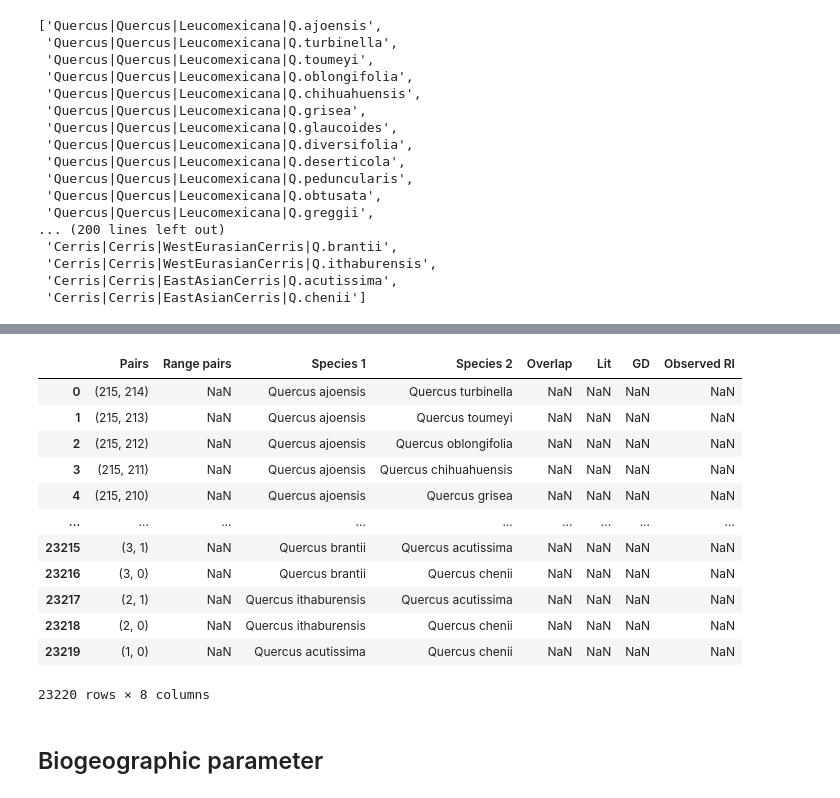
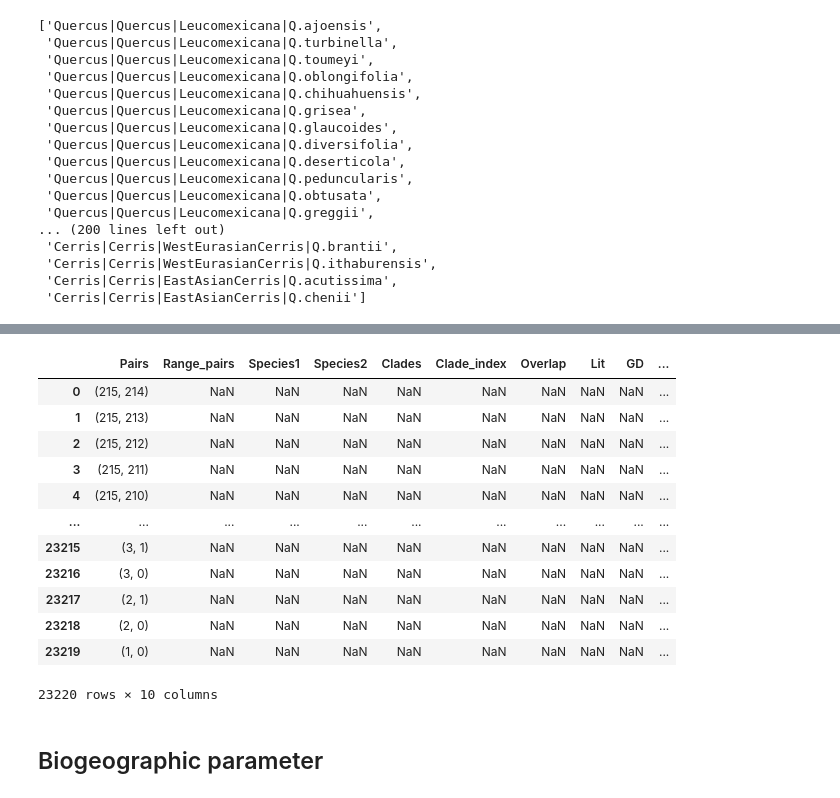
Before and after one commit to eaton-lab/oaks-thesis, a Jupyter notebook: notebooks/pymc3-model.ipynb, the cells around one changed output, grey strips where cells are left out. Cells and saved outputs as stored; diff of their text form; code cells hidden in the pictures.

```diff
--- a/notebooks/pymc3-model.ipynb
+++ b/notebooks/pymc3-model.ipynb
@@ -90,28 +112,29 @@ def dist(tree, idx0, idx1):
 from itertools import combinations
 tips = [idx for idx in gtree.get_node_dict().keys()]
 pairs = list(combinations(tips, 2))
+# %%
+# Build dataframe.
+df = pd.DataFrame(columns = ['Pairs', 'Range_pairs', 'Species1', 'Species2', 'Clades', 'Clade_index',
+                             'Overlap', 'Lit', 'GD', 'Observed_RI'])
+df['Pairs'] = pairs
+df
+# %% [output]
+|  | Pairs | Range_pairs | Species1 | Species2 | Clades | Clade_index | Overlap | Lit | GD | ... |
+| 0 | (215, 214) | NaN | NaN | NaN | NaN | NaN | NaN | NaN | NaN | ... |
+| 1 | (215, 213) | NaN | NaN | NaN | NaN | NaN | NaN | NaN | NaN | ... |
+| 2 | (215, 212) | NaN | NaN | NaN | NaN | NaN | NaN | NaN | NaN | ... |
+| 3 | (215, 211) | NaN | NaN | NaN | NaN | NaN | NaN | NaN | NaN | ... |
+| 4 | (215, 210) | NaN | NaN | NaN | NaN | NaN | NaN | NaN | NaN | ... |
+| ... | ... | ... | ... | ... | ... | ... | ... | ... | ... | ... |
+| 23215 | (3, 1) | NaN | NaN | NaN | NaN | NaN | NaN | NaN | NaN | ... |
+| 23216 | (3, 0) | NaN | NaN | NaN | NaN | NaN | NaN | NaN | NaN | ... |
+| 23217 | (2, 1) | NaN | NaN | NaN | NaN | NaN | NaN | NaN | NaN | ... |
+| 23218 | (2, 0) | NaN | NaN | NaN | NaN | NaN | NaN | NaN | NaN | ... |
+| 23219 | (1, 0) | NaN | NaN | NaN | NaN | NaN | NaN | NaN | NaN | ... |
+23220 rows × 10 columns
 # %%
-# Build dataframe.
-df = pd.DataFrame(columns = ['Pairs', 'Range_pairs', 'Species1', 'Species2', 'Overlap', 'Lit', 'GD', 'Observed_RI'])
-df['Pairs'] = pairs
-
 # Format species names.
-df['Species 1'] = ["Quercus " + "{}".format(list(
+df['Species1'] = ["Quercus " + "{}".format(list(
     gtree.get_node_dict().values())[df.loc[idx, 'Pairs'][0]].split("|")[3].split(".")[1]) for idx in df.index]
-df['Species 2'] = ["Quercus " + "{}".format(list(
+df['Species2'] = ["Quercus " + "{}".format(list(
     gtree.get_node_dict().values())[df.loc[idx, 'Pairs'][1]].split("|")[3].split(".")[1]) for idx in df.index]
-df
-# %% [output]
-|  | Pairs | Range pairs | Species 1 | Species 2 | Overlap | Lit | GD | Observed RI |
-| 0 | (215, 214) | NaN | Quercus ajoensis | Quercus turbinella | NaN | NaN | NaN | NaN |
-| 1 | (215, 213) | NaN | Quercus ajoensis | Quercus toumeyi | NaN | NaN | NaN | NaN |
-| 2 | (215, 212) | NaN | Quercus ajoensis | Quercus oblongifolia | NaN | NaN | NaN | NaN |
-| 3 | (215, 211) | NaN | Quercus ajoensis | Quercus chihuahuensis | NaN | NaN | NaN | NaN |
-| 4 | (215, 210) | NaN | Quercus ajoensis | Quercus grisea | NaN | NaN | NaN | NaN |
-| ... | ... | ... | ... | ... | ... | ... | ... | ... |
-| 23215 | (3, 1) | NaN | Quercus brantii | Quercus acutissima | NaN | NaN | NaN | NaN |
-| 23216 | (3, 0) | NaN | Quercus brantii | Quercus chenii | NaN | NaN | NaN | NaN |
-| 23217 | (2, 1) | NaN | Quercus ithaburensis | Quercus acutissima | NaN | NaN | NaN | NaN |
-| 23218 | (2, 0) | NaN | Quercus ithaburensis | Quercus chenii | NaN | NaN | NaN | NaN |
-| 23219 | (1, 0) | NaN | Quercus acutissima | Quercus chenii | NaN | NaN | NaN | NaN |
-23220 rows × 8 columns
```
Also changed, not shown: parts of 24 cells of this notebook.
